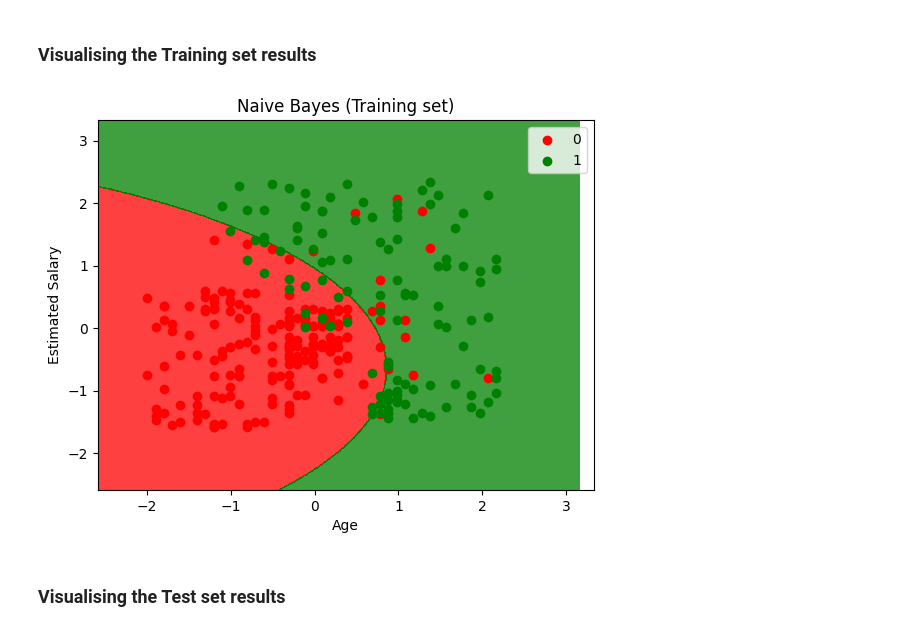
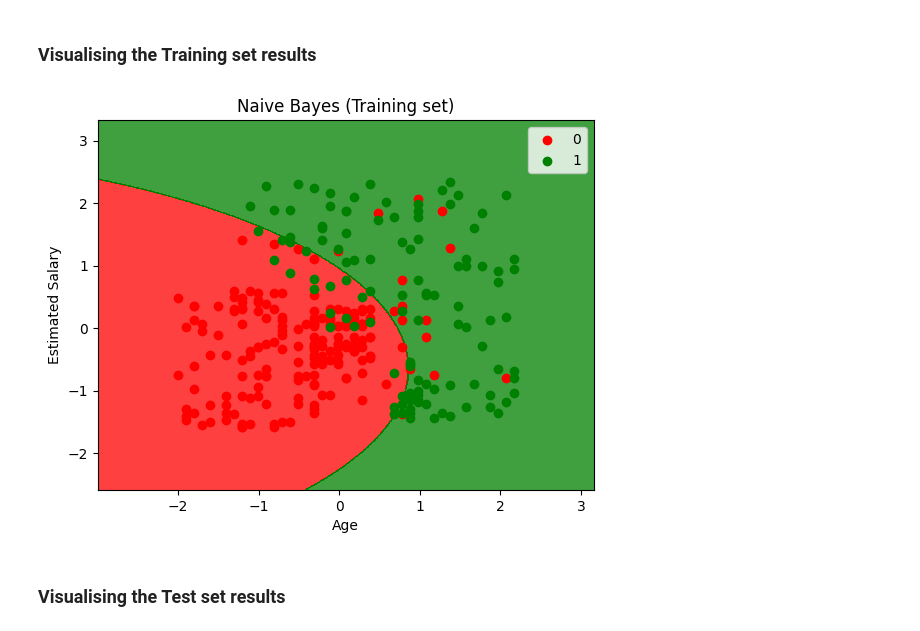
Before and after one commit to Izaalfaruq/Klasifikasi-dengan-Naive-Bayes, a Jupyter notebook: naive_bayes.ipynb, the cells around one changed output. Saved outputs shown, nothing was run; the diff lists cells and outputs as text; code cells hidden in the pictures.

```diff
--- a/naive_bayes.ipynb
+++ b/naive_bayes.ipynb
@@ -53,22 +53,22 @@ print(cm)
 # %%
 from matplotlib.colors import ListedColormap
 X_set, y_set = X_train, y_train
 X1, X2 = np.meshgrid(np.arange(start = X_set[:, 0].min() - 1, stop = X_set[:, 0].max() + 1, step = 0.01),
                      np.arange(start = X_set[:, 1].min() - 1, stop = X_set[:, 1].max() + 1, step = 0.01))
 plt.contourf(X1, X2, classifier.predict(np.array([X1.ravel(), X2.ravel()]).T).reshape(X1.shape),
              alpha = 0.75, cmap = ListedColormap(('red', 'green')))
 plt.xlim(X1.min(), X1.max())
-plt.xlim(X2.min(), X2.max())
+plt.ylim(X2.min(), X2.max())
 for i, j in enumerate(np.unique(y_set)):
     plt.scatter(X_set[y_set == j, 0], X_set[y_set == j, 1],
                 c = ListedColormap(('red', 'green'))(i), label = j)
 plt.title('Naive Bayes (Training set)')
 plt.xlabel('Age')
 plt.ylabel('Estimated Salary')
 plt.legend()
 plt.show()
 # %% [output]
-[figure, old version]
+[figure, new version]
 # %% [markdown]
 ### Visualising the Test set results
 # %%
```
